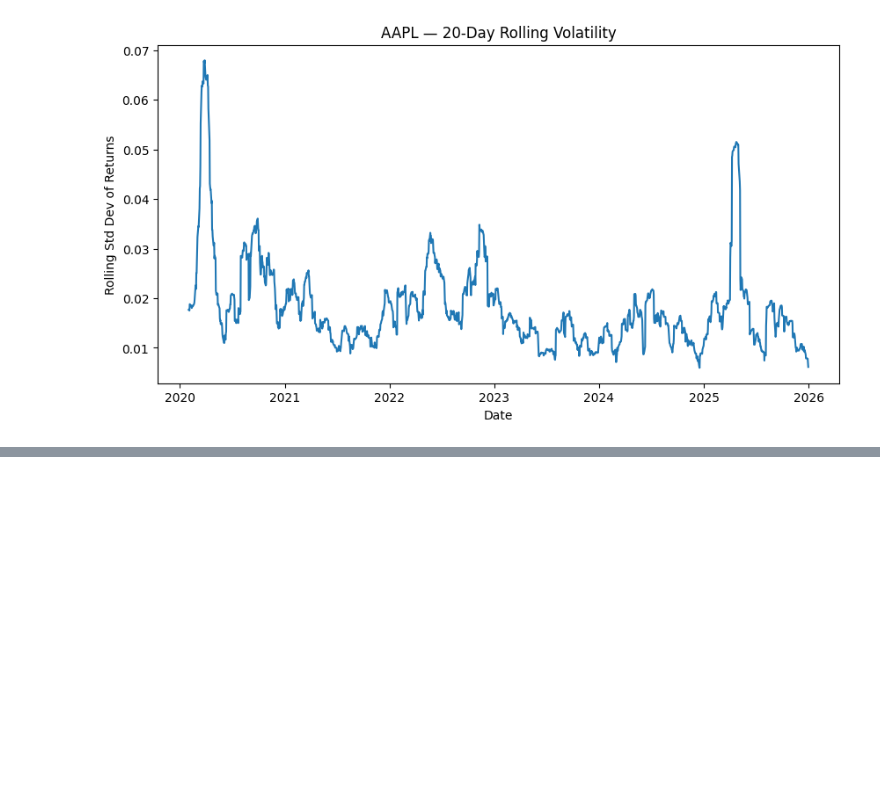
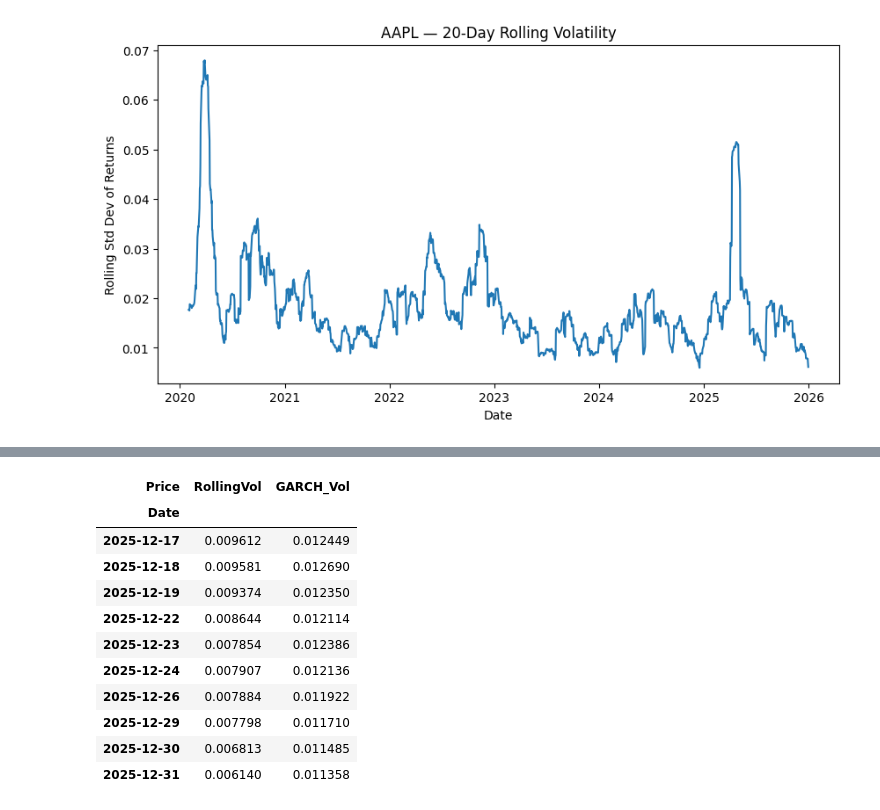
Before and after one commit to SimonSchmitzRafael/econ-portfolio, a Jupyter notebook: project1_volatility/01_data_collection.ipynb, the cells around one changed output, grey strips where cells are left out. Saved outputs shown, nothing was run; the diff lists cells and outputs as text; code cells hidden in the pictures; blank space fills up the shorter version.

```diff
--- a/project1_volatility/01_data_collection.ipynb
+++ b/project1_volatility/01_data_collection.ipynb
@@ -193,0 +201,16 @@ At 0.9647, this is a high but stable value-— high enough to confirm real, stro
+# %%
+data['GARCH_Vol'] = fitted.conditional_volatility/100
+data[['RollingVol', 'GARCH_Vol']].tail(10)
+# %% [output]
+| Price | RollingVol | GARCH_Vol |
+| Date |  |  |
+| 2025-12-17 | 0.009612 | 0.012449 |
+| 2025-12-18 | 0.009581 | 0.012690 |
+| 2025-12-19 | 0.009374 | 0.012350 |
+| 2025-12-22 | 0.008644 | 0.012114 |
+| 2025-12-23 | 0.007854 | 0.012386 |
+| 2025-12-24 | 0.007907 | 0.012136 |
+| 2025-12-26 | 0.007884 | 0.011922 |
+| 2025-12-29 | 0.007798 | 0.011710 |
+| 2025-12-30 | 0.006813 | 0.011485 |
+| 2025-12-31 | 0.006140 | 0.011358 |
```
Also changed, not shown: parts of 20 cells of this notebook.
